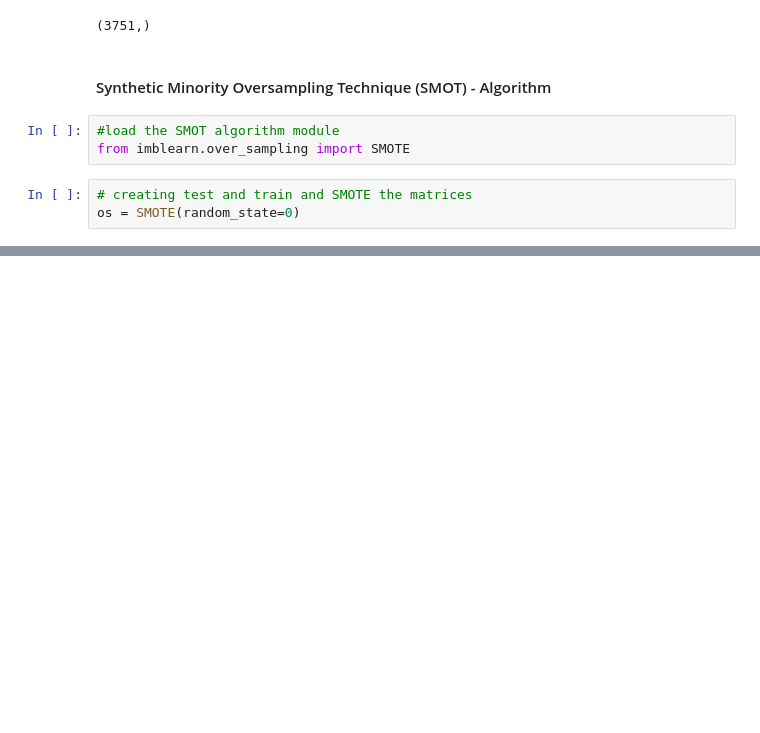
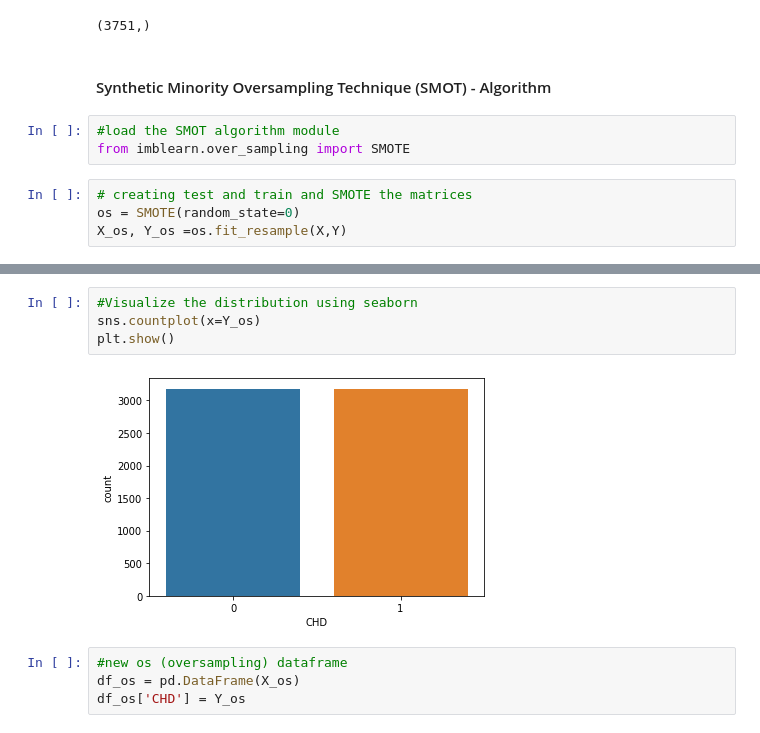
Before and after one commit to dine18/Dissertation-Project, a Jupyter notebook: HDP/HDPML.ipynb, the cells around one changed output, grey strips where cells are left out. Cells and saved outputs as stored; diff of their text form; blank space fills up the shorter version.

```diff
--- a/HDP/HDPML.ipynb
+++ b/HDP/HDPML.ipynb
@@ -501,3 +501,4 @@ from imblearn.over_sampling import SMOTE
 # %%
 # creating test and train and SMOTE the matrices
 os = SMOTE(random_state=0)
+X_os, Y_os =os.fit_resample(X,Y)
@@ -503,0 +517,10 @@ os = SMOTE(random_state=0)
+# %%
+#Visualize the distribution using seaborn
+sns.countplot(x=Y_os)
+plt.show()
+# %% [output]
+[figure, added]
+# %%
+#new os (oversampling) dataframe
+df_os = pd.DataFrame(X_os)
+df_os['CHD'] = Y_os
```
Also changed, not shown: parts of 5 cells of this notebook.
